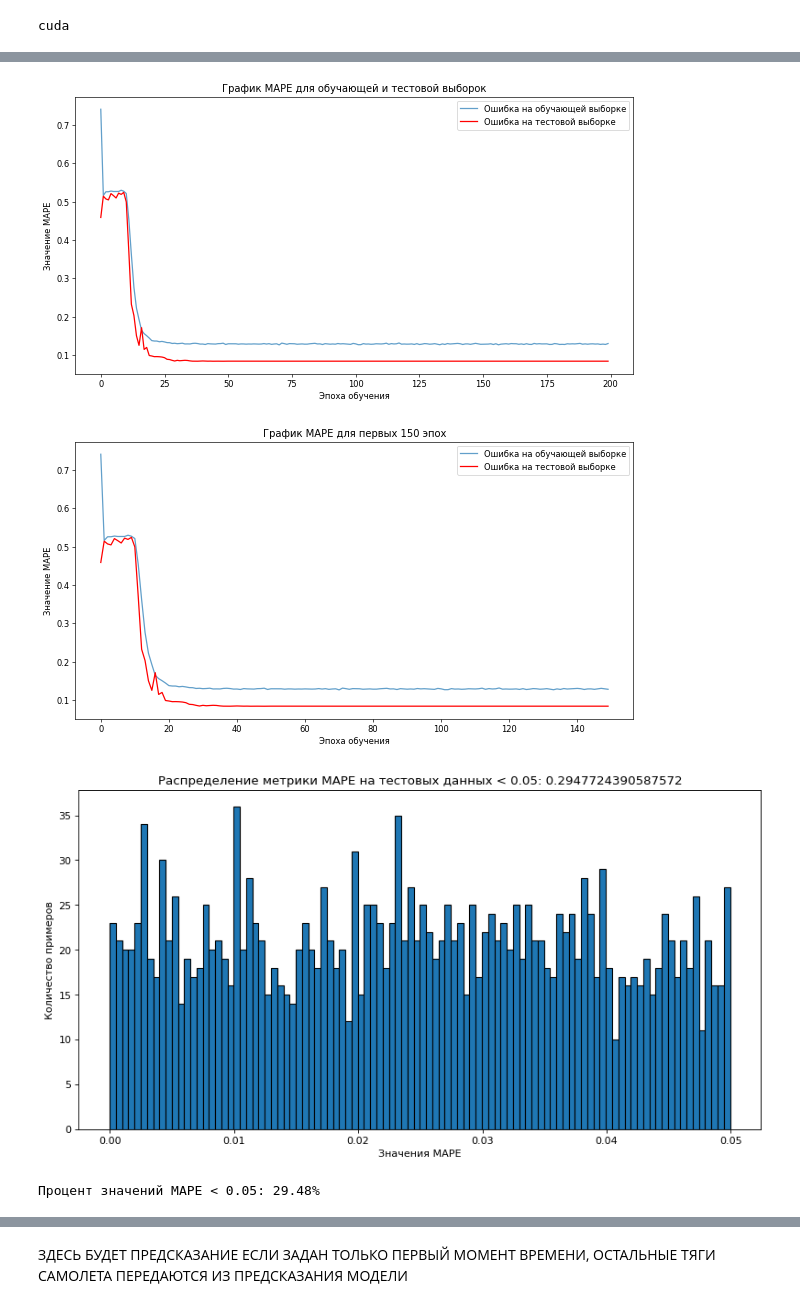
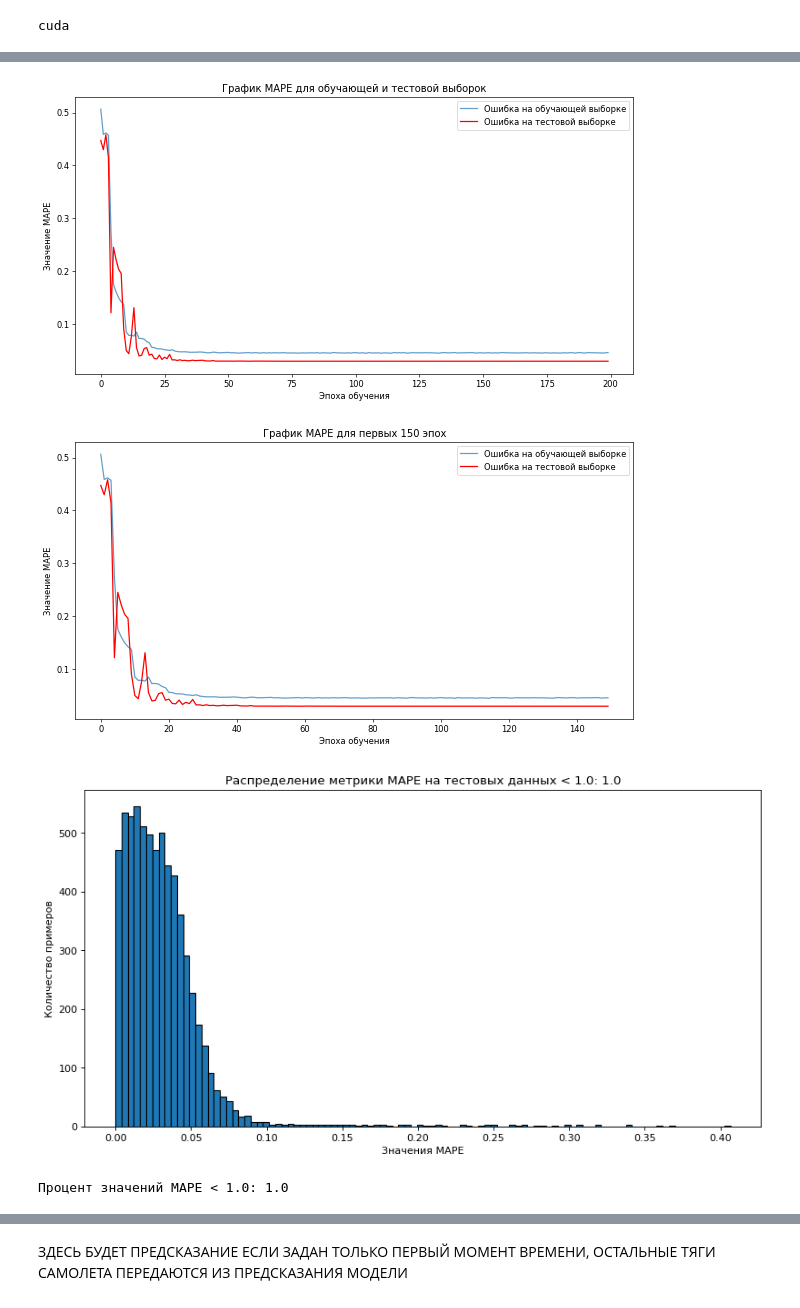
Before and after one commit to N1QWO/pr_aria, a Jupyter notebook: model/QUANT_RNN/test_1.ipynb, the cells around one changed output, grey strips where cells are left out. Saved outputs shown, nothing was run; the diff lists cells and outputs as text; code cells hidden in the pictures.

```diff
--- a/model/QUANT_RNN/test_1.ipynb
+++ b/model/QUANT_RNN/test_1.ipynb
@@ -22,7 +22,7 @@ path = BASE_DIR + '\data_all'  # Путь к данным
 PD = PreparationDataset(path)
 
 # параметры подготовки данных
-window_size=10
+window_size=15
 num_features=9
 downsample_step=50 # 0.003 * downsample_step = шаг данных в секундах
 target_window_size = 1 # output size количество выходных данных для 1 примера
@@ -49,7 +49,7 @@ X_train.shape, X_test.shape, y_train.shape, y_test.shape
 model = RNN_quantum(
     input_size = X_train.shape[2],
     output_size = 1,
-    hidden_size = 32,
+    hidden_size = 128,
     output_sw = target_window_size,
     num_layers = 1,
     device = device)
@@ -72,7 +66,7 @@ history = trainer.fit(
     y=y_train,
     X_t=X_test,
     y_t=y_test,
-    batch_size=64,
+    batch_size=32,
     epochs=200,
     loss_tube=5
 )
@@ -107,11 +121,11 @@ LV.show_test_tube()
 # %%
 LV.show_mape()
 # %% [output]
-[figure, old version]
+[figure, new version]
-[figure, old version]
+[figure, new version]
 # %%
-LV.histogram_mape(model,X_test,y_test,limit_percel = 5)
+LV.histogram_mape(model,X_test,y_test,limit_percel = 100)
 # %% [output]
-[figure, old version]
+[figure, new version]
-Процент значений MAPE < 0.05: 29.48%
+Процент значений MAPE < 1.0: 1.0
 # %%
```
Also changed, not shown: parts of 7 cells of this notebook, 26 other files.
